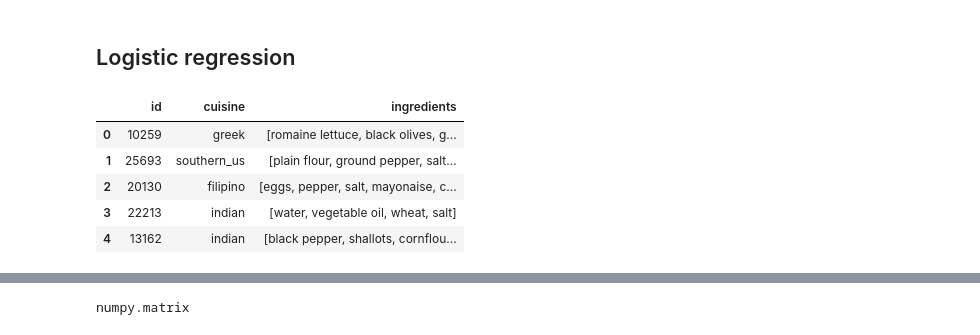
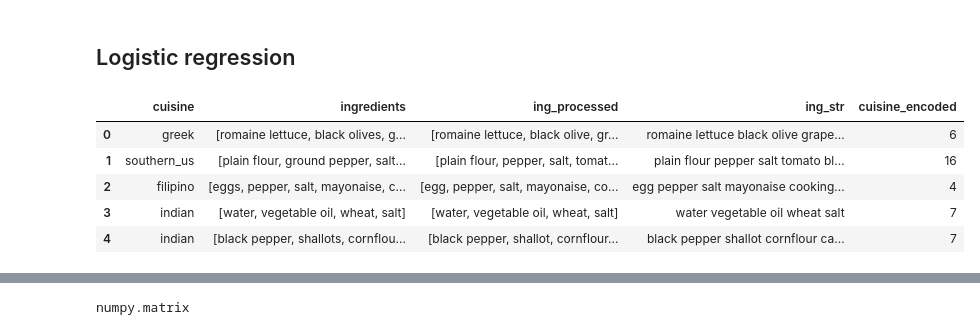
Before and after one commit to allafort/Miamiam, a Jupyter notebook: Classify_cuisine.ipynb, the cells around one changed output, grey strips where cells are left out. Cells and saved outputs as stored; diff of their text form; code cells hidden in the pictures.

```diff
--- a/Classify_cuisine.ipynb
+++ b/Classify_cuisine.ipynb
@@ -36,0 +49,19 @@ nlp = spacy.load("en_core_web_sm")
+# %%
+datasets_dir = 'datasets/'
+train_json_file =  datasets_dir+'Kaggle_train.json'
+test_json_file =  datasets_dir+'Kaggle_test.json'
+
+train=pd.read_json(train_json_file)
+test=pd.read_json(test_json_file)
+# %%
+def process_string(x):
+    x = [" ".join([WordNetLemmatizer().lemmatize(q) for q in p.split()]) for p in x]
+    x = list(map(lambda x: re.sub(r'\(.*oz.\)|crushed|crumbles|ground|minced|powder|chopped|sliced','', x), x))
+    x = list(map(lambda x: re.sub("[^a-zA-Z]", " ", x).strip().lower(), x))
+    return x
+
+def preprocess_df(df):
+    df = df.drop('id',axis=1)
+    df['ing_processed'] = df['ingredients'].apply(process_string)
+    df['ing_str'] = df['ing_processed'].apply(lambda x: " ".join(x))
+    return df
@@ -37,7 +72,3 @@ nlp = spacy.load("en_core_web_sm")
 # %%
-root_dir='/Users/aliceallafort/Google_Drive/Github/'
-datasets_dir=root_dir+'RecipeNet/'
-save_dir=root_dir+'Miamiam/datasets/'
-
-train_json_file =  datasets_dir+'recipe-ingr/train.json'
-test_json_file =  datasets_dir+'recipe-ingr/test.json'
+train = preprocess_df(train)
+train.head()
@@ -140,11 +148,11 @@ sns.boxplot(x='cuisine',
 # %% [markdown]
 ## Logistic  regression
 # %%
-train_data.head()
+train.head()
 # %% [output]
-|  | id | cuisine | ingredients |
-| 0 | 10259 | greek | [romaine lettuce, black olives, g... |
-| 1 | 25693 | southern_us | [plain flour, ground pepper, salt... |
-| 2 | 20130 | filipino | [eggs, pepper, salt, mayonaise, c... |
-| 3 | 22213 | indian | [water, vegetable oil, wheat, salt] |
-| 4 | 13162 | indian | [black pepper, shallots, cornflou... |
+|  | cuisine | ingredients | ing_processed | ing_str | cuisine_encoded |
+| 0 | greek | [romaine lettuce, black olives, g... | [romaine lettuce, black olive, gr... | romaine lettuce black olive grape... | 6 |
+| 1 | southern_us | [plain flour, ground pepper, salt... | [plain flour, pepper, salt, tomat... | plain flour pepper salt tomato bl... | 16 |
+| 2 | filipino | [eggs, pepper, salt, mayonaise, c... | [egg, pepper, salt, mayonaise, co... | egg pepper salt mayonaise cooking... | 4 |
+| 3 | indian | [water, vegetable oil, wheat, salt] | [water, vegetable oil, wheat, salt] | water vegetable oil wheat salt | 7 |
+| 4 | indian | [black pepper, shallots, cornflou... | [black pepper, shallot, cornflour... | black pepper shallot cornflour ca... | 7 |
```
Also changed, not shown: parts of 31 cells of this notebook, 5 other files.
